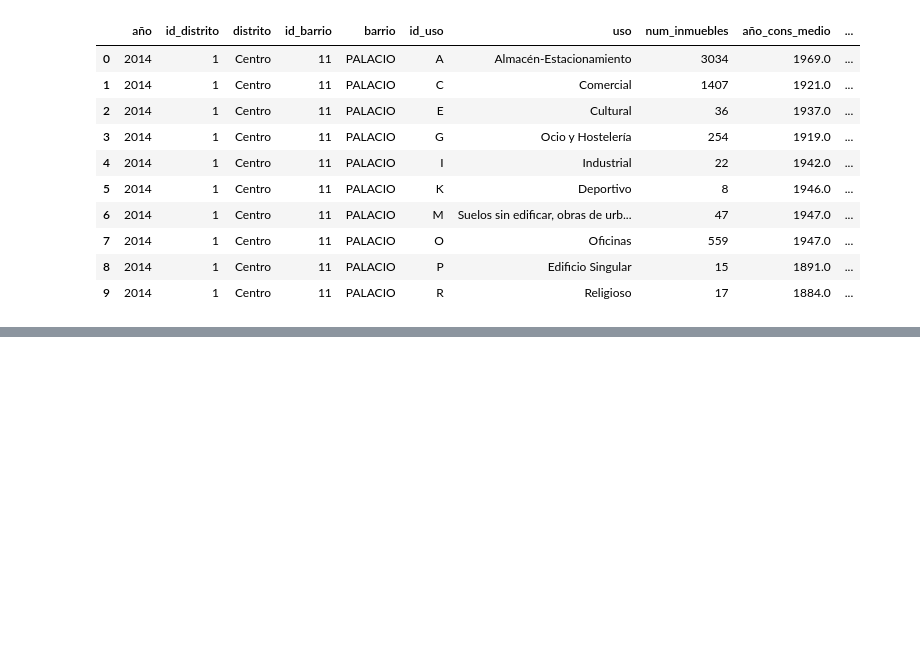
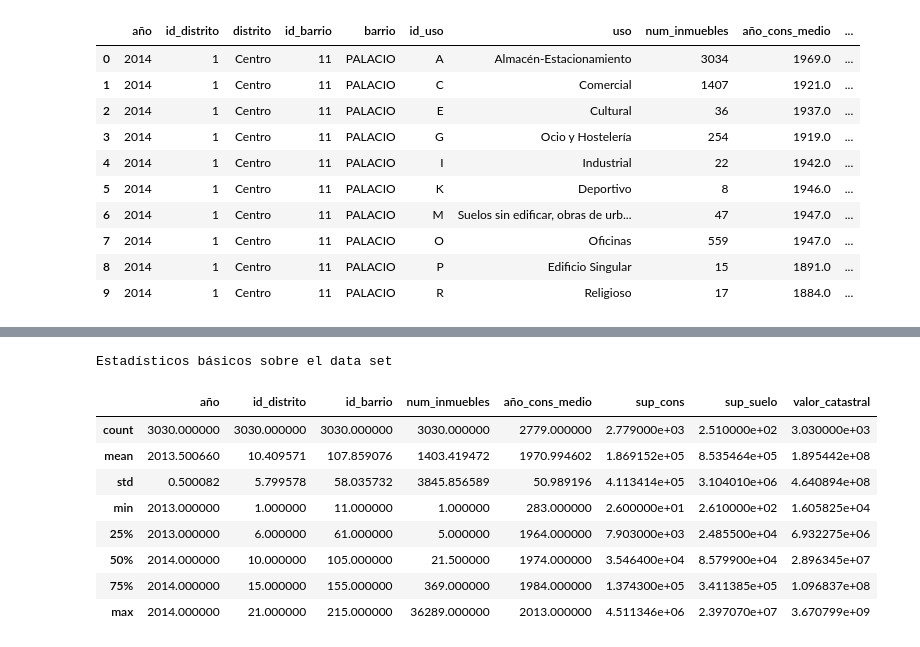
Before and after one commit to yanaySG/proyecto_python_AFI, a Jupyter notebook: Lecciones/3-pandas-notebooks/4. Preparacion y exploracion de datos.ipynb, the cells around one changed output, grey strips where cells are left out. Saved outputs shown, nothing was run; the diff lists cells and outputs as text; code cells hidden in the pictures; blank space fills up the shorter version.

```diff
--- a/Lecciones/3-pandas-notebooks/4. Preparacion y exploracion de datos.ipynb
+++ b/Lecciones/3-pandas-notebooks/4. Preparacion y exploracion de datos.ipynb
@@ -226,0 +251,16 @@ Imputación de valores por valor siguiente (por columnas)
+# %%
+catastro = pd.read_table('datos/catastro.tsv')
+
+print("Estadísticos básicos sobre el data set")
+catastro.describe()
+# %% [output]
+Estadísticos básicos sobre el data set
+|  | año | id_distrito | id_barrio | num_inmuebles | año_cons_medio | sup_cons | sup_suelo | valor_catastral |
+| count | 3030.000000 | 3030.000000 | 3030.000000 | 3030.000000 | 2779.000000 | 2.779000e+03 | 2.510000e+02 | 3.030000e+03 |
+| mean | 2013.500660 | 10.409571 | 107.859076 | 1403.419472 | 1970.994602 | 1.869152e+05 | 8.535464e+05 | 1.895442e+08 |
+| std | 0.500082 | 5.799578 | 58.035732 | 3845.856589 | 50.989196 | 4.113414e+05 | 3.104010e+06 | 4.640894e+08 |
+| min | 2013.000000 | 1.000000 | 11.000000 | 1.000000 | 283.000000 | 2.600000e+01 | 2.610000e+02 | 1.605825e+04 |
+| 25% | 2013.000000 | 6.000000 | 61.000000 | 5.000000 | 1964.000000 | 7.903000e+03 | 2.485500e+04 | 6.932275e+06 |
+| 50% | 2014.000000 | 10.000000 | 105.000000 | 21.500000 | 1974.000000 | 3.546400e+04 | 8.579900e+04 | 2.896345e+07 |
+| 75% | 2014.000000 | 15.000000 | 155.000000 | 369.000000 | 1984.000000 | 1.374300e+05 | 3.411385e+05 | 1.096837e+08 |
+| max | 2014.000000 | 21.000000 | 215.000000 | 36289.000000 | 2013.000000 | 4.511346e+06 | 2.397070e+07 | 3.670799e+09 |
```
Also changed, not shown: parts of 10 cells of this notebook.
